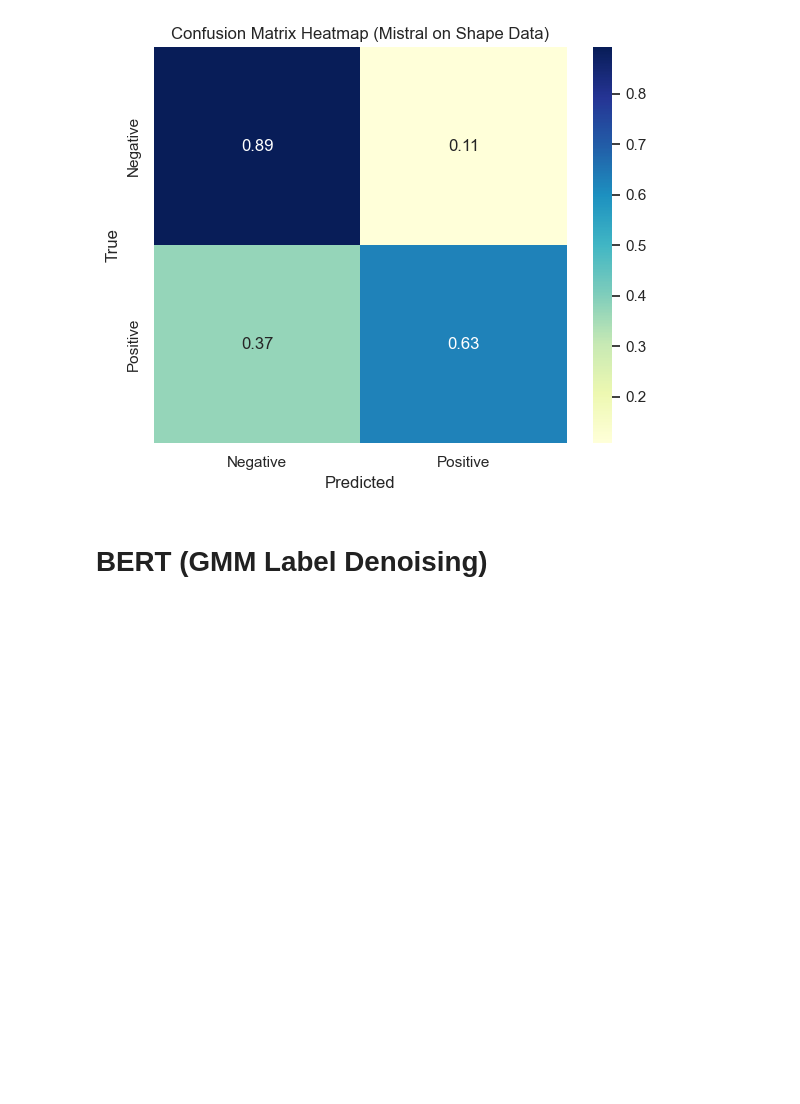
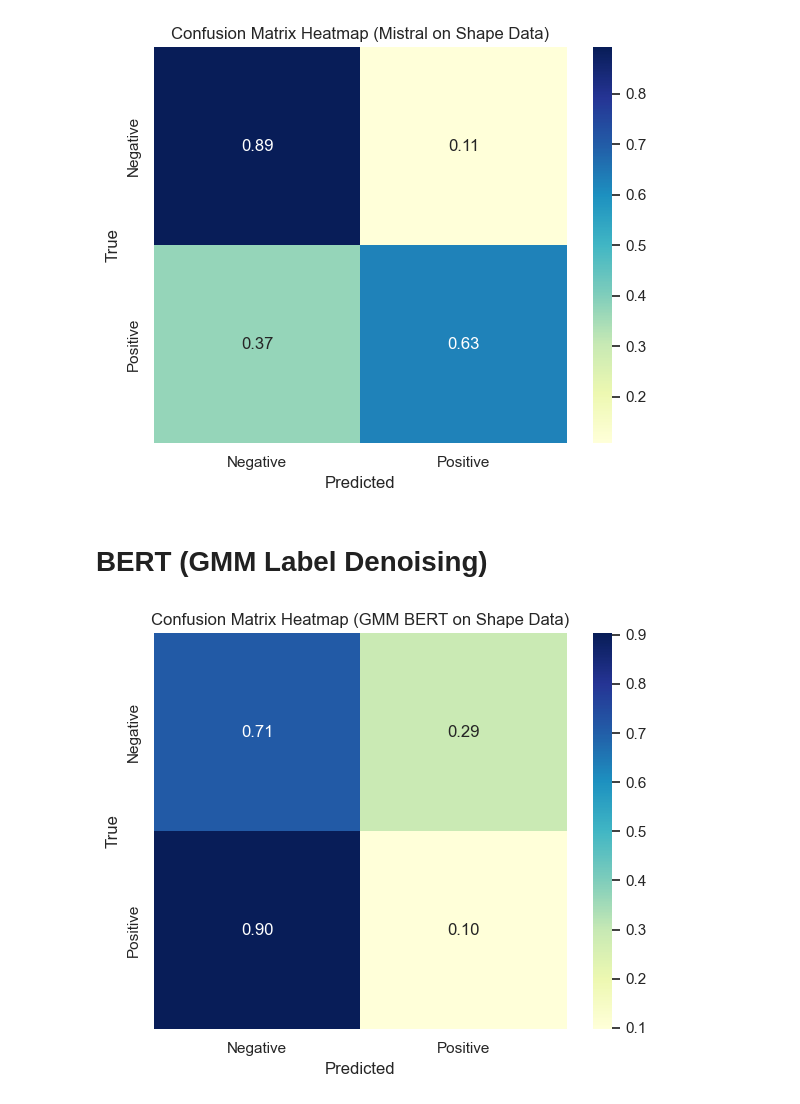
Before and after one commit to DHJKim321/diss-project, a Jupyter notebook: src/data/eval/heatmap.ipynb, the cells around one changed output. Saved outputs shown, nothing was run; the diff lists cells and outputs as text; code cells hidden in the pictures; blank space fills up the shorter version.

```diff
--- a/src/data/eval/heatmap.ipynb
+++ b/src/data/eval/heatmap.ipynb
@@ -81,3 +81,19 @@ plt.show()
 # BERT (GMM Label Denoising)
 # %%
 gmm_bert = pd.read_csv('evaluated_shape_bert-base-uncased_gmm_denoised.csv')
+y_true_gmm_bert = gmm_bert['label']
+y_pred_gmm_bert = gmm_bert['predictions']
+cm = confusion_matrix(y_true_gmm_bert, y_pred_gmm_bert)
+cm_normalized = cm.astype('float') / cm.sum(axis=1)[:, np.newaxis]
+labels = ['Negative', 'Positive']
+sns.set(style='whitegrid')
+plt.figure(figsize=(6, 5))
+sns.heatmap(cm_normalized, annot=True, fmt='.2f', cmap='YlGnBu',
+            xticklabels=labels, yticklabels=labels)
+plt.xlabel('Predicted')
+plt.ylabel('True')
+plt.title('Confusion Matrix Heatmap (GMM BERT on Shape Data)')
+plt.tight_layout()
+plt.show()
+# %% [output]
+[figure, added]
```
Also changed, not shown: 3 other files.
